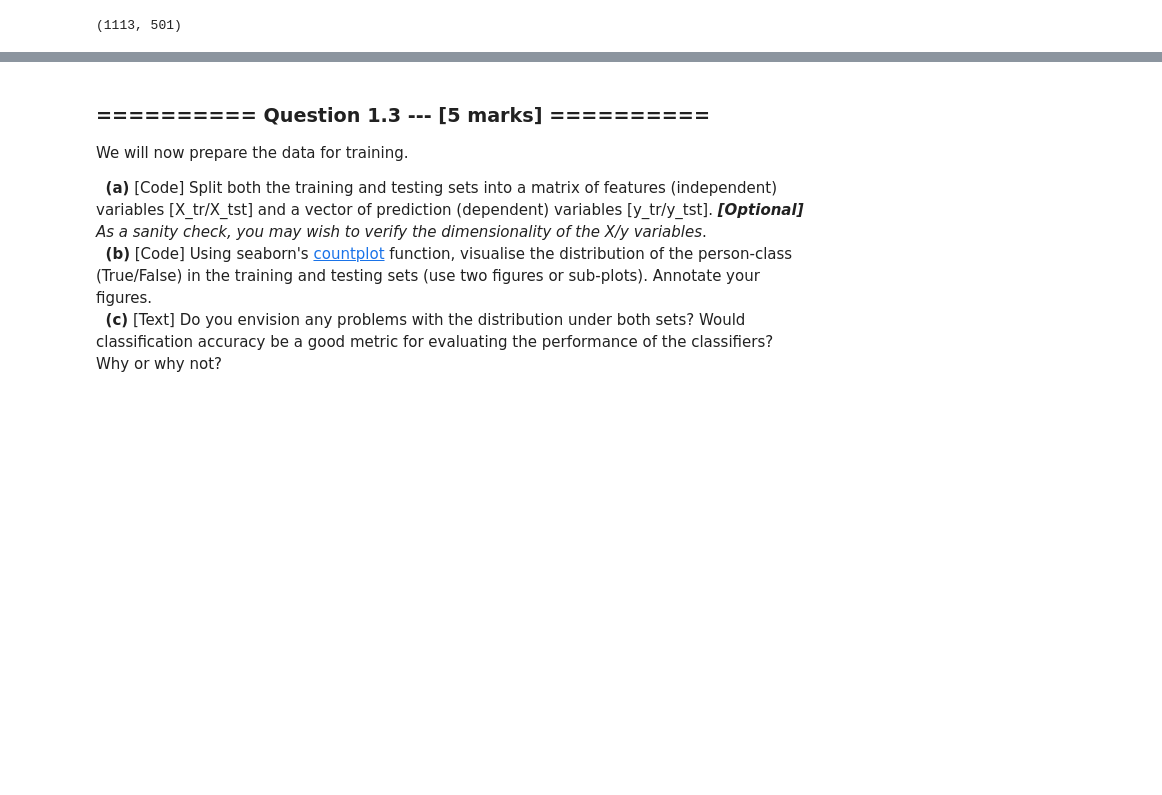
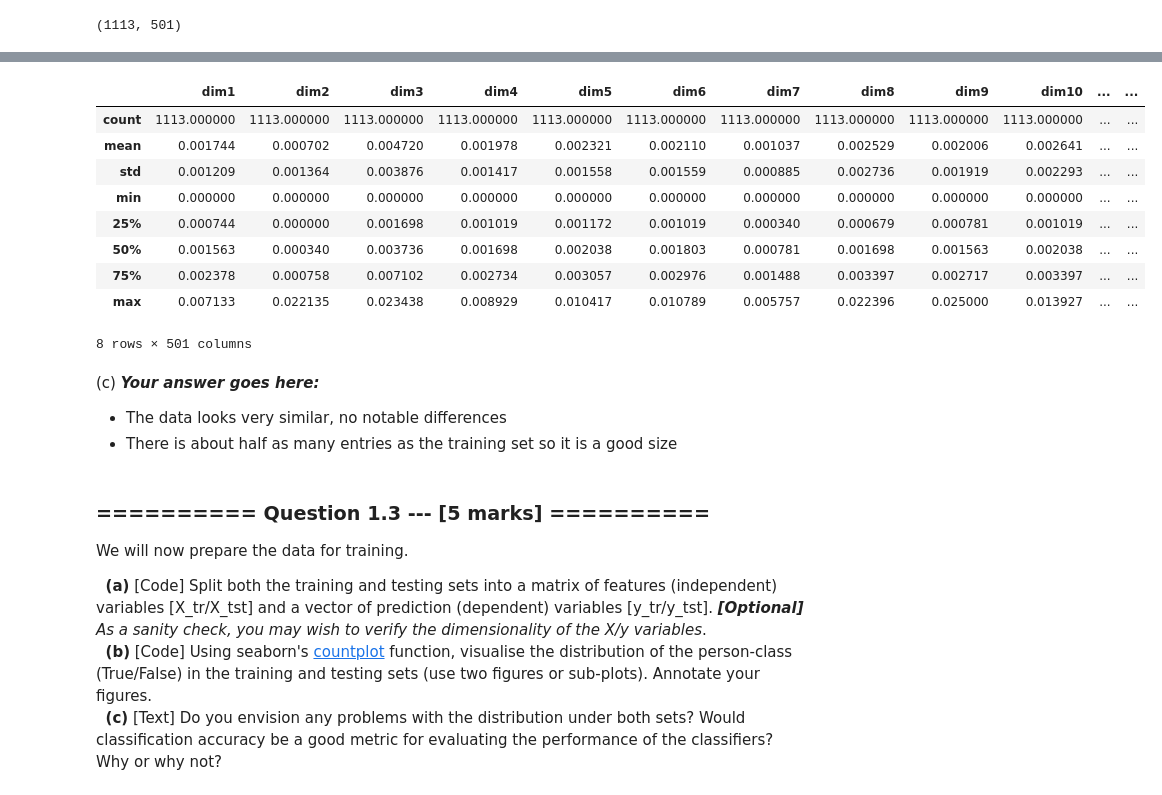
Before and after one commit to stuphys1729/IAML, a Jupyter notebook: Assignments/03_A_ObjectRecognition.ipynb, the cells around one changed output, grey strips where cells are left out. Saved outputs shown, nothing was run; the diff lists cells and outputs as text; code cells hidden in the pictures; blank space fills up the shorter version.

```diff
--- a/Assignments/03_A_ObjectRecognition.ipynb
+++ b/Assignments/03_A_ObjectRecognition.ipynb
@@ -206,3 +222,21 @@ testImagesA.shape
+# %%
+testImagesA.describe()
+# %% [output]
+|  | dim1 | dim2 | dim3 | dim4 | dim5 | dim6 | dim7 | dim8 | dim9 | dim10 | ... | ... |
+| count | 1113.000000 | 1113.000000 | 1113.000000 | 1113.000000 | 1113.000000 | 1113.000000 | 1113.000000 | 1113.000000 | 1113.000000 | 1113.000000 | ... | ... |
+| mean | 0.001744 | 0.000702 | 0.004720 | 0.001978 | 0.002321 | 0.002110 | 0.001037 | 0.002529 | 0.002006 | 0.002641 | ... | ... |
+| std | 0.001209 | 0.001364 | 0.003876 | 0.001417 | 0.001558 | 0.001559 | 0.000885 | 0.002736 | 0.001919 | 0.002293 | ... | ... |
+| min | 0.000000 | 0.000000 | 0.000000 | 0.000000 | 0.000000 | 0.000000 | 0.000000 | 0.000000 | 0.000000 | 0.000000 | ... | ... |
+| 25% | 0.000744 | 0.000000 | 0.001698 | 0.001019 | 0.001172 | 0.001019 | 0.000340 | 0.000679 | 0.000781 | 0.001019 | ... | ... |
+| 50% | 0.001563 | 0.000340 | 0.003736 | 0.001698 | 0.002038 | 0.001803 | 0.000781 | 0.001698 | 0.001563 | 0.002038 | ... | ... |
+| 75% | 0.002378 | 0.000758 | 0.007102 | 0.002734 | 0.003057 | 0.002976 | 0.001488 | 0.003397 | 0.002717 | 0.003397 | ... | ... |
+| max | 0.007133 | 0.022135 | 0.023438 | 0.008929 | 0.010417 | 0.010789 | 0.005757 | 0.022396 | 0.025000 | 0.013927 | ... | ... |
+8 rows × 501 columns
+# %% [markdown]
+(c) ***Your answer goes here:***
+
+- The data looks very similar, no notable differences
+- There is about half as many entries as the training set so it is a good size
 # %% [markdown]
 ### ========== Question 1.3 --- [5 marks] ==========
 
```
Also changed, not shown: parts of 27 cells of this notebook.
